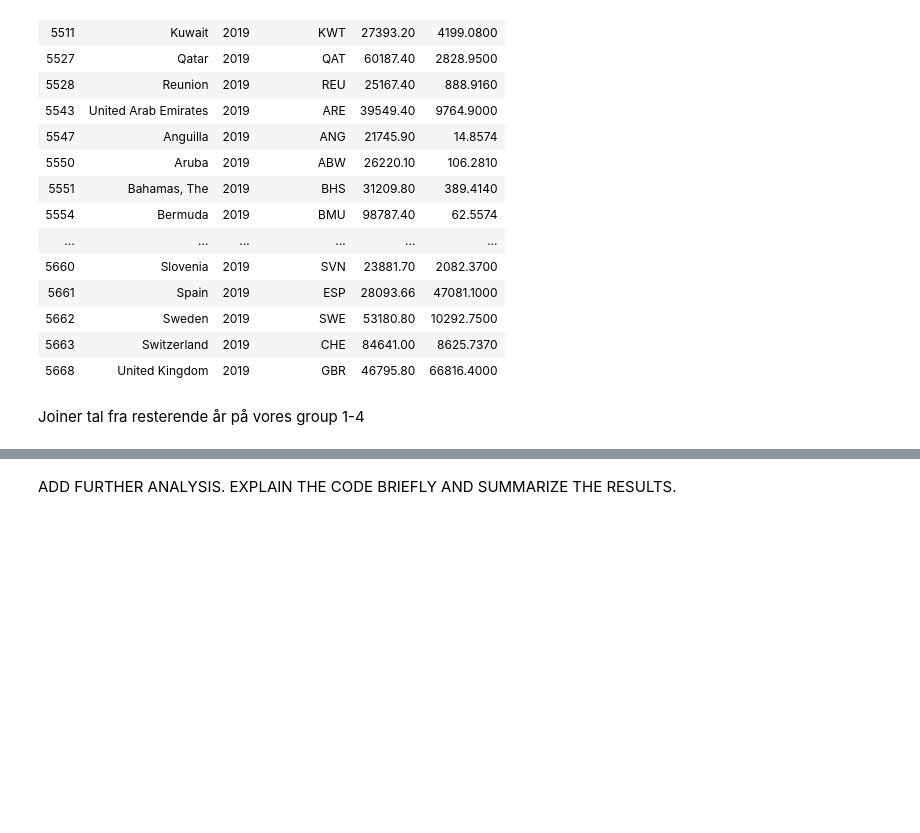
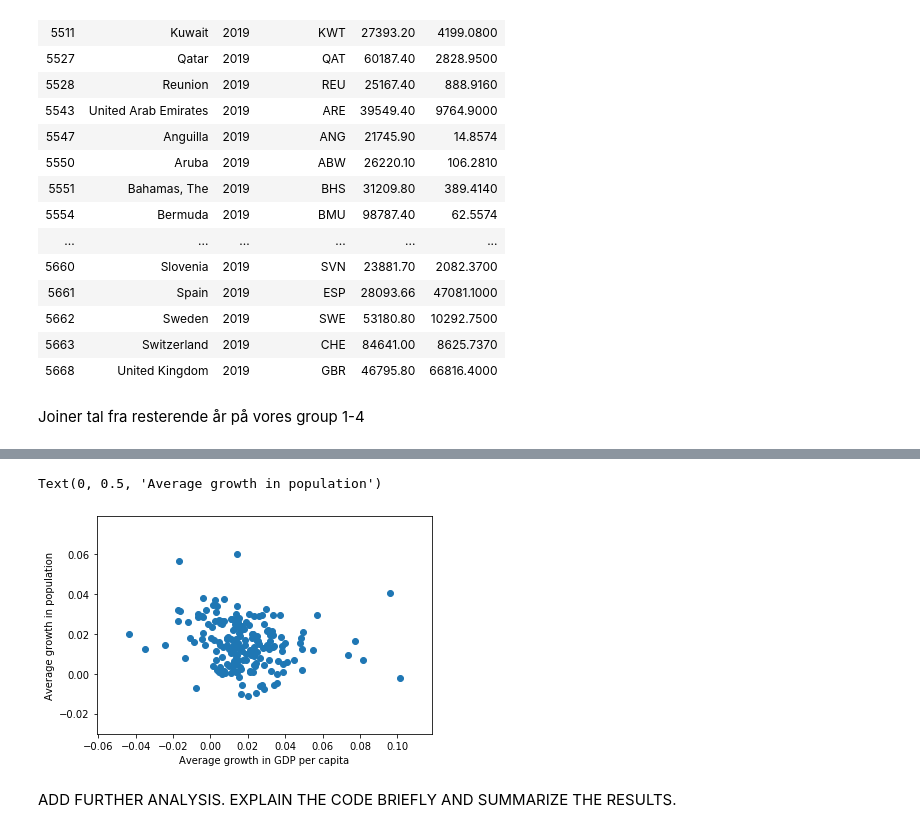
Before and after one commit to NumEconCopenhagen/projects-2020-1001numpyarrays, a Jupyter notebook: dataproject/dataproject.ipynb, the cells around one changed output, grey strips where cells are left out. Drawn from its saved outputs; the diff is of its cells as text; code cells hidden in the pictures; blank space fills up the shorter version.

```diff
--- a/dataproject/dataproject.ipynb
+++ b/dataproject/dataproject.ipynb
@@ -348,3 +378,15 @@ outcome.groupby(['income_group', 'year']).agg(["mean"]).round(2)
+# %%
+# Scatter plot
+scatterx = outcome1991.groupby(["Location_x"]).growth_GDP.mean()
+scattery = outcome1991.groupby(["Location_x"]).growth_pop.mean()
+
+
+plt.scatter(scatterx, scattery)
+plt.xlabel("Average growth in GDP per capita")
+plt.ylabel("Average growth in population")
+# %% [output]
+Text(0, 0.5, 'Average growth in population')
+[figure, added]
 # %% [markdown]
 ADD FURTHER ANALYSIS. EXPLAIN THE CODE BRIEFLY AND SUMMARIZE THE RESULTS.
 # %% [markdown]
```
Also changed, not shown: parts of 3 cells of this notebook.
